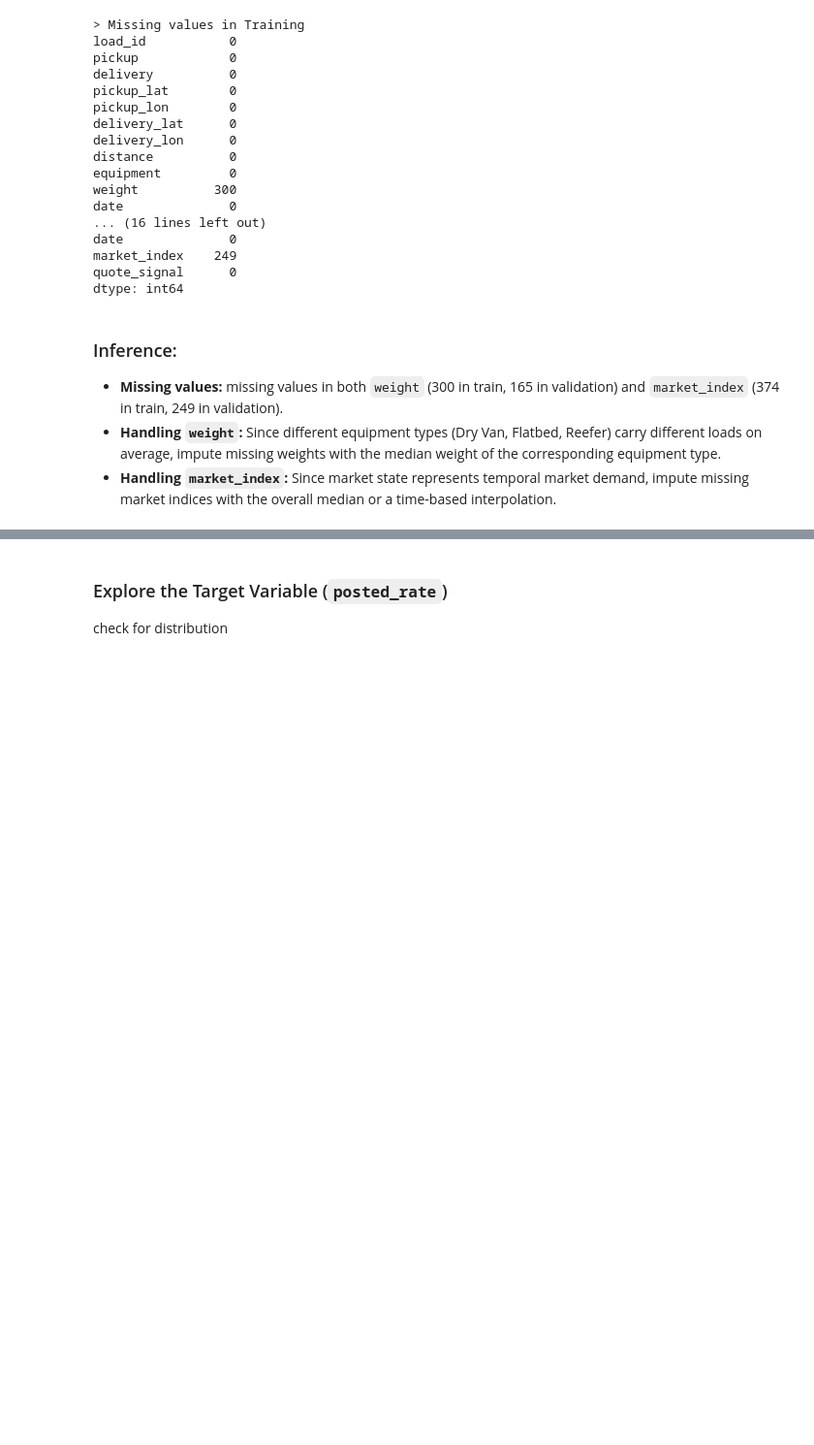
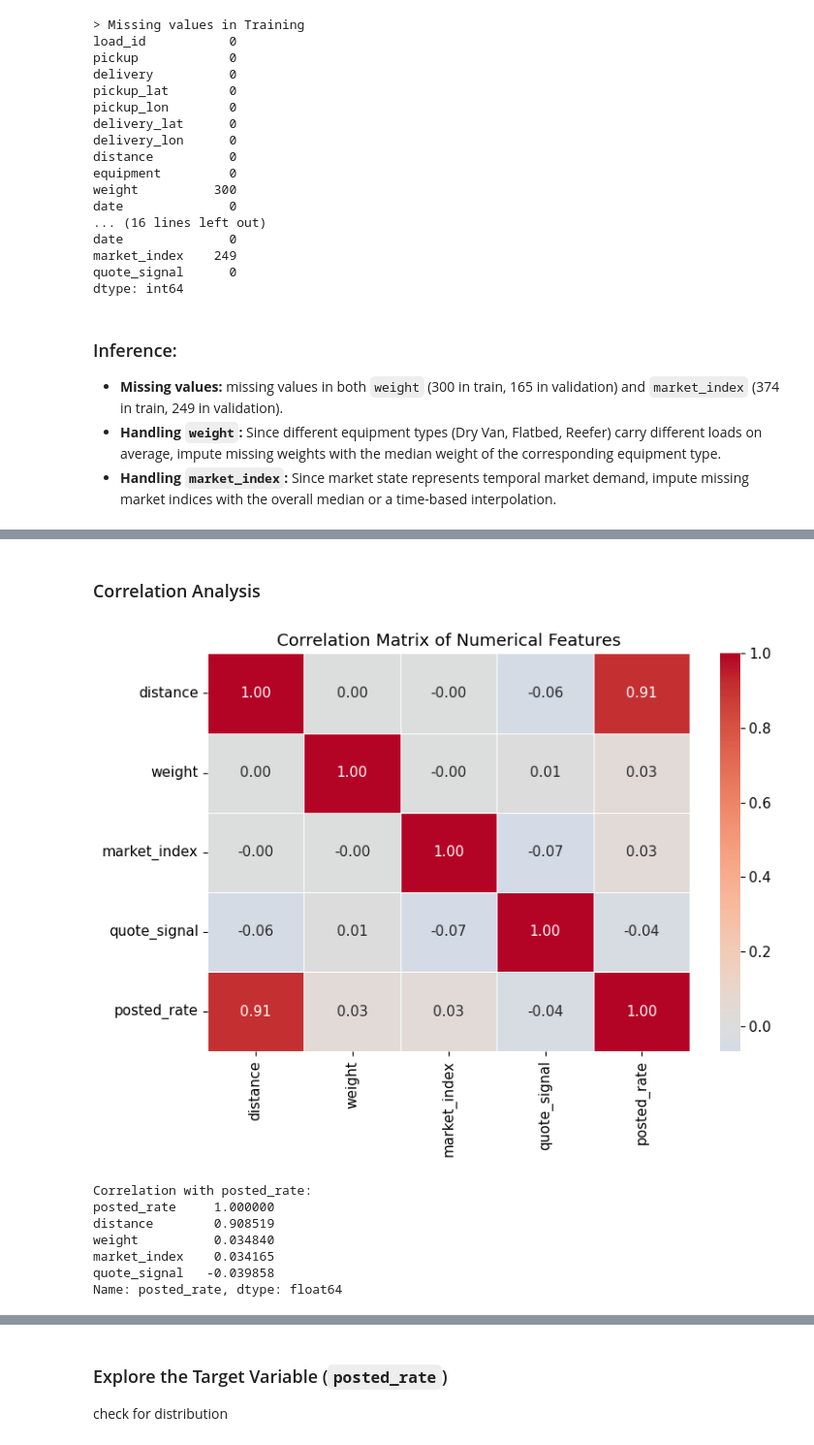
Before and after one commit to Krdhirendra/frieght_rate_prediction, a Jupyter notebook: freight_rate_prediction.ipynb, the cells around one changed output, grey strips where cells are left out. Shown at 97% size. Saved outputs shown, nothing was run; the diff lists cells and outputs as text; code cells hidden in the pictures; blank space fills up the shorter version.

```diff
--- a/freight_rate_prediction.ipynb
+++ b/freight_rate_prediction.ipynb
@@ -115,0 +150,3 @@ dtype: int64
+# %%
+num_cols = ['distance', 'weight', 'market_index', 'quote_signal', 'posted_rate']
+train_df[num_cols].describe().round(2)
@@ -115,0 +170,22 @@ dtype: int64
+# %% [markdown]
+### Correlation Analysis
+# %%
+corr = train_df[num_cols].corr()
+
+plt.figure(figsize=(8, 6))
+sns.heatmap(corr, annot=True, fmt='.2f', cmap='coolwarm', center=0, linewidths=0.5)
+plt.title('Correlation Matrix of Numerical Features')
+plt.tight_layout()
+plt.show()
+
+print('Correlation with posted_rate:')
+print(corr['posted_rate'].sort_values(ascending=False))
+# %% [output]
+[figure, added]
+Correlation with posted_rate:
+posted_rate     1.000000
+distance        0.908519
+weight          0.034840
+market_index    0.034165
+quote_signal   -0.039858
+Name: posted_rate, dtype: float64
```
Also changed, not shown: parts of 40 cells of this notebook, 5 other files.
